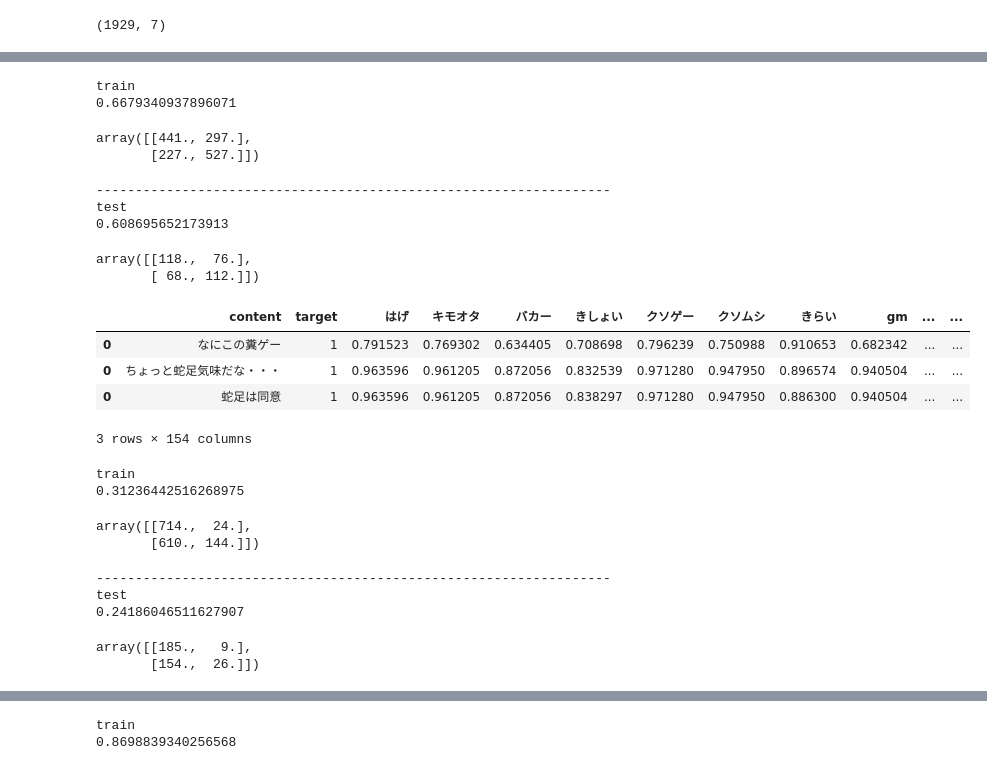
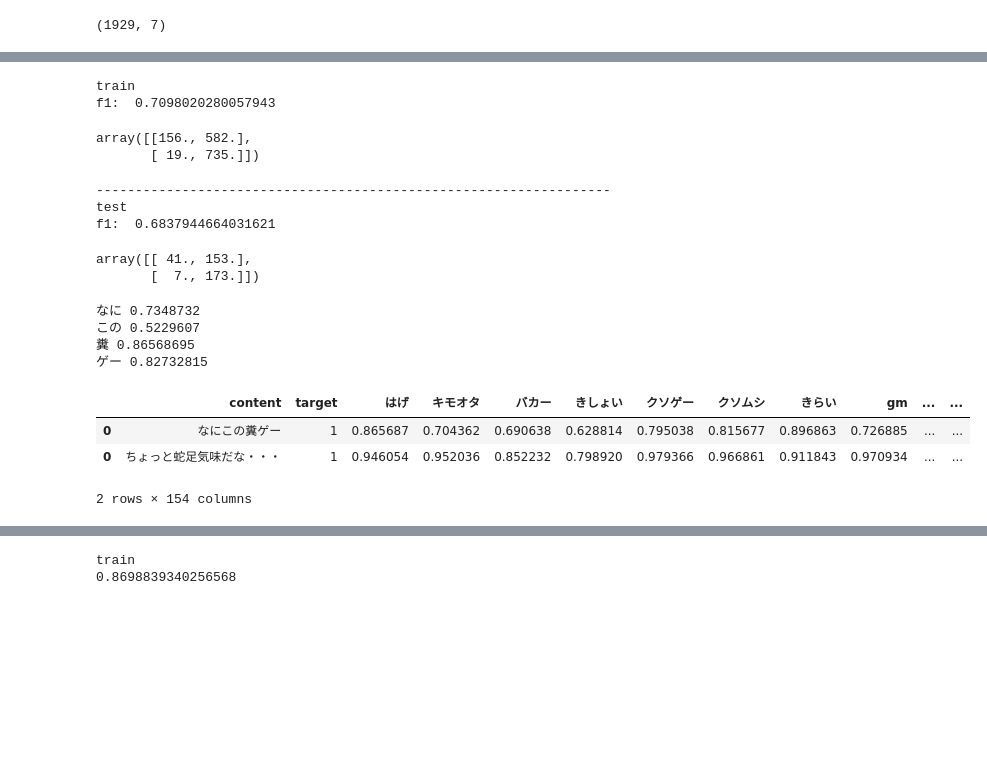
Before and after one commit to N-Eiki/proen, a Jupyter notebook: dev/Untitled.ipynb, the cells around one changed output, grey strips where cells are left out. Drawn from its saved outputs; the diff is of its cells as text; code cells hidden in the pictures; blank space fills up the shorter version.

```diff
--- a/dev/Untitled.ipynb
+++ b/dev/Untitled.ipynb
@@ -374,64 +396,62 @@ mean_sim_df.head(3)
 3 rows × 154 columns
 # %%
-res = train_and_pred(mean_sim_df)
+res = train_and_pred(mean_sim_df,threshold=0.12)
 # %% [output]
 train
-0.6679340937896071
+f1:  0.7098020280057943
-array([[441., 297.],
-       [227., 527.]])
+array([[156., 582.],
+       [ 19., 735.]])
 ------------------------------------------------------------------
 test
-0.608695652173913
+f1:  0.6837944664031621
-array([[118.,  76.],
-       [ 68., 112.]])
+array([[ 41., 153.],
+       [  7., 173.]])
+# %%
+v1 = model.wv["はげ"]
+for t in text:
+    v2 = model.wv[t]
+    print(t, cos_similarity(v1,v2))
+# %% [output]
+なに 0.7348732
+この 0.5229607
+糞 0.86568695
+ゲー 0.82732815
 # %%
 def create_the_highest_cosine_sim_data(df):
+    b_l = create_bad_word_list()
     base = pd.DataFrame(columns=np.array(b_l))
 
     for r in tqdm(df.iterrows()):
         text = r[1].mophologic_content
         highest_list=[]
 
         for word in b_l:
             try:
                 v1 = model.wv[word]
                 cos_list = []
                 for t in text:
                         v2=model.wv[t]
                         cos_list.append(cos_similarity(v1,v2))
                         if word not in b_l:
                             b_l.append(word)
             except:
                 pass
             try:
                 highest_list.append(np.array(cos_list).max())
             except:
                 highest_list.append(np.nan)
         tmp=pd.DataFrame(np.array(highest_list).reshape(1,-1), columns=b_l)
         base=pd.concat([base, tmp])
 
     base["target"] =df.target
     base["content"] = df.content
     base = base.loc[:,base.columns[::-1]]
     return base
 
 high_sim_df = create_the_highest_cosine_sim_data(df)
-high_sim_df.head(3)
+high_sim_df.head(2)
 # %% [output]
 |  | content | target | はげ | キモオタ | バカー | きしょい | クソゲー | クソムシ | きらい | gm | ... | ... |
-| 0 | なにこの糞ゲー | 1 | 0.791523 | 0.769302 | 0.634405 | 0.708698 | 0.796239 | 0.750988 | 0.910653 | 0.682342 | ... | ... |
-| 0 | ちょっと蛇足気味だな・・・ | 1 | 0.963596 | 0.961205 | 0.872056 | 0.832539 | 0.971280 | 0.947950 | 0.896574 | 0.940504 | ... | ... |
-| 0 | 蛇足は同意 | 1 | 0.963596 | 0.961205 | 0.872056 | 0.838297 | 0.971280 | 0.947950 | 0.886300 | 0.940504 | ... | ... |
+| 0 | なにこの糞ゲー | 1 | 0.865687 | 0.704362 | 0.690638 | 0.628814 | 0.795038 | 0.815677 | 0.896863 | 0.726885 | ... | ... |
+| 0 | ちょっと蛇足気味だな・・・ | 1 | 0.946054 | 0.952036 | 0.852232 | 0.798920 | 0.979366 | 0.966861 | 0.911843 | 0.970934 | ... | ... |
-3 rows × 154 columns
+2 rows × 154 columns
-# %%
-_,_ = train_and_pred(high_sim_df)
-# %% [output]
-train
-0.31236442516268975
-array([[714.,  24.],
-       [610., 144.]])
-------------------------------------------------------------------
-test
-0.24186046511627907
-array([[185.,   9.],
-       [154.,  26.]])
```
Also changed, not shown: parts of 15 cells of this notebook.
